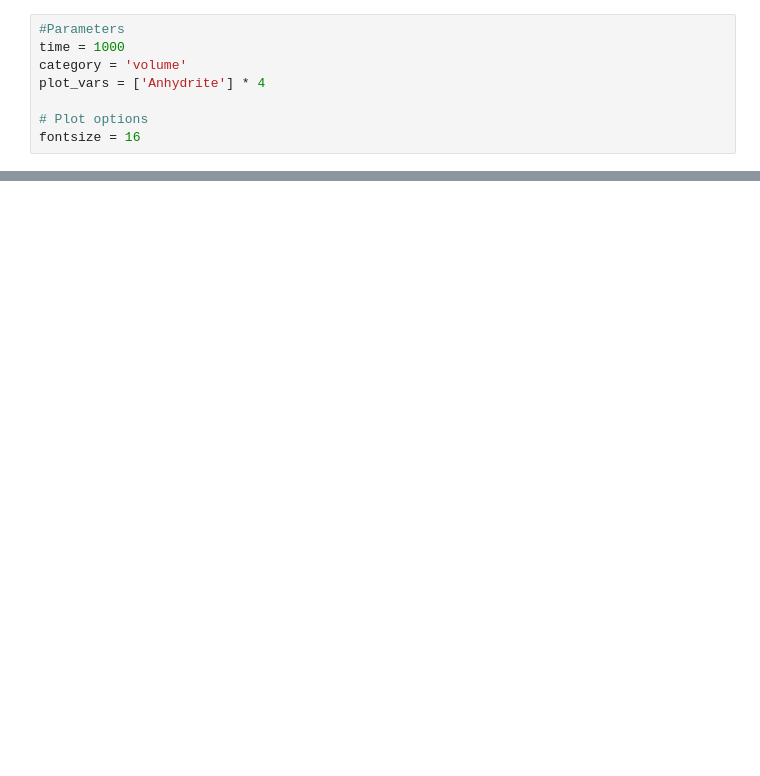
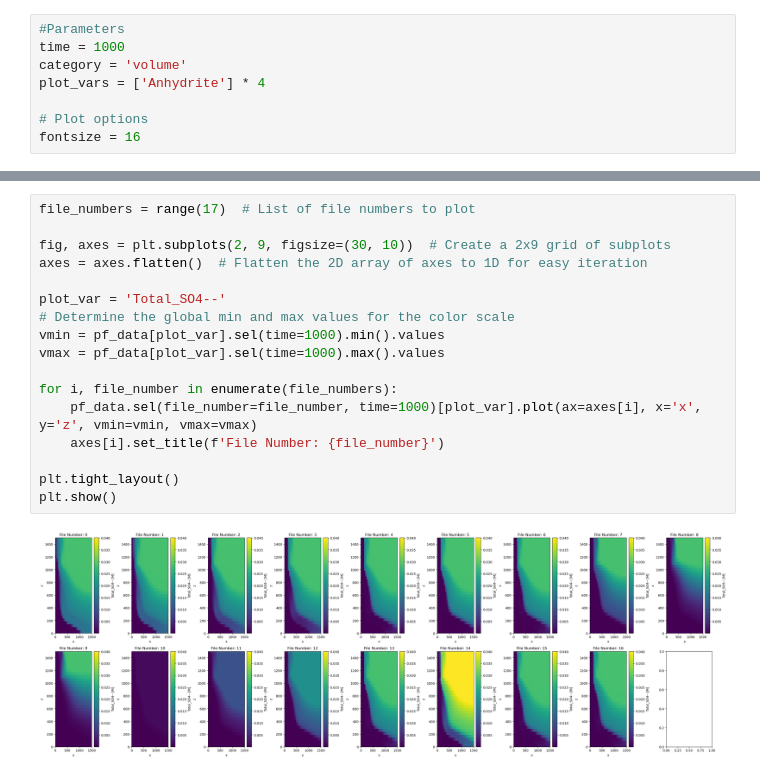
Before and after one commit to a-fotherby/hydrothermal_alteration, a Jupyter notebook: paper_figures/figure_5.ipynb, the cells around one changed output, grey strips where cells are left out. Drawn from its saved outputs; the diff is of its cells as text; blank space fills up the shorter version.

```diff
--- a/paper_figures/figure_5.ipynb
+++ b/paper_figures/figure_5.ipynb
@@ -173,0 +176,19 @@ fig.savefig('output/anhydrite_v_cations.png', dpi=300, transparent=True)
+# %%
+file_numbers = range(17)  # List of file numbers to plot
+
+fig, axes = plt.subplots(2, 9, figsize=(30, 10))  # Create a 2x9 grid of subplots
+axes = axes.flatten()  # Flatten the 2D array of axes to 1D for easy iteration
+
+plot_var = 'Total_SO4--'
+# Determine the global min and max values for the color scale
+vmin = pf_data[plot_var].sel(time=1000).min().values
+vmax = pf_data[plot_var].sel(time=1000).max().values
+
+for i, file_number in enumerate(file_numbers):
+    pf_data.sel(file_number=file_number, time=1000)[plot_var].plot(ax=axes[i], x='x', y='z', vmin=vmin, vmax=vmax)
+    axes[i].set_title(f'File Number: {file_number}')
+
+plt.tight_layout()
+plt.show()
+# %% [output]
+[figure, added]
```
Also changed, not shown: parts of 6 cells of this notebook, 8 other files.
